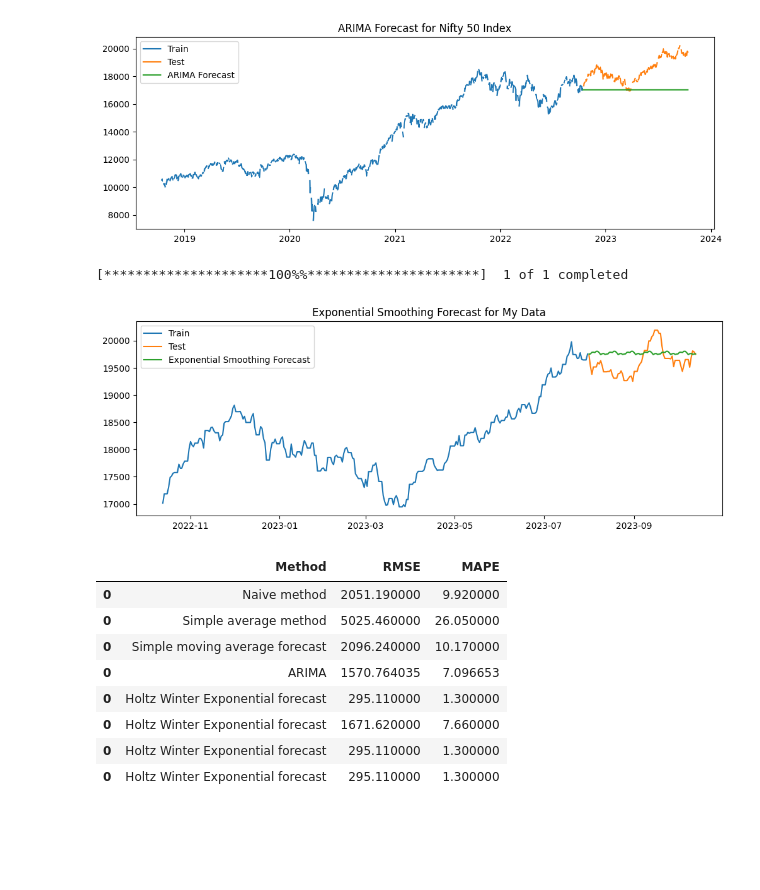
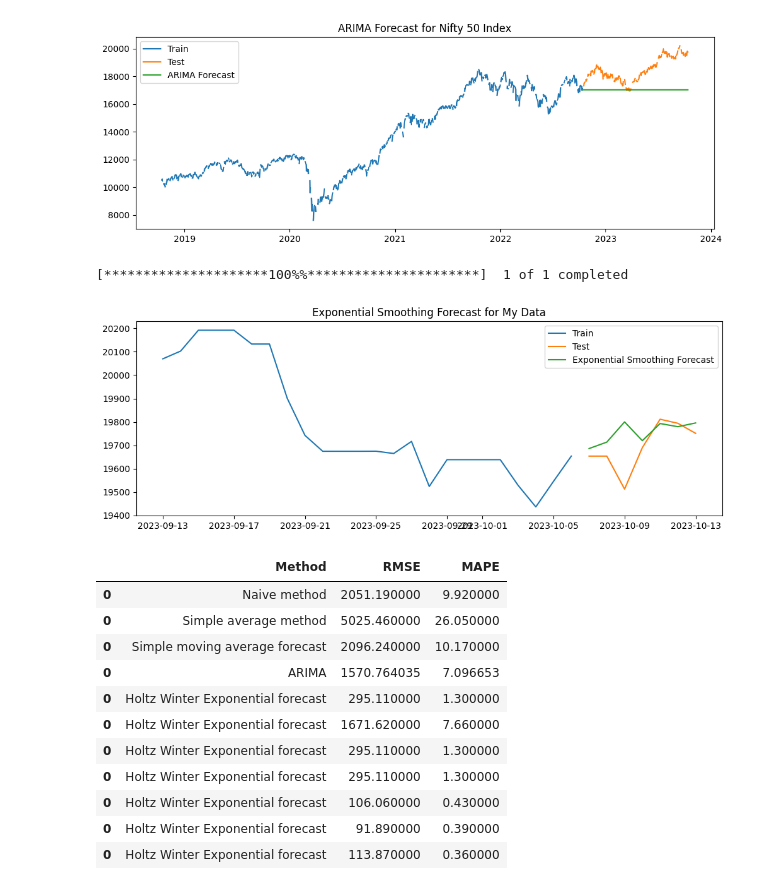
Before and after one commit to tuxlimr/Celery_Preprocessing, a Jupyter notebook: TimeSeries_inStocks.ipynb, the cells around one changed output. Saved outputs shown, nothing was run; the diff lists cells and outputs as text; code cells hidden in the pictures; blank space fills up the shorter version.

```diff
--- a/TimeSeries_inStocks.ipynb
+++ b/TimeSeries_inStocks.ipynb
@@ -522,35 +522,35 @@ from statsmodels.tsa.holtwinters import ExponentialSmoothing
 nifty_ticker = "^NSEI"
 
 # Get the historical Nifty 50 index data
-nifty_data = yf.download(nifty_ticker, period="1y")
+nifty_data = yf.download(nifty_ticker, period="1mo")
 
 data = nifty_data['Close'].asfreq('D').fillna(method='ffill')
 
 
 
 # Split the data into train and test sets
 train_size = int(len(data) * 0.8)
 train = data[:train_size]
 test = data[train_size:]
 
 # Fit the Holt-Winters exponential smoothing model to the train set
 model = ExponentialSmoothing(train, seasonal='add', seasonal_periods=12)
 model_fit = model.fit()
 
 # Forecast the future values of the time series
 y_hat = model_fit.forecast(len(test))
 
 # Plot the results
 plt.figure(figsize=(12, 4))
 plt.plot(train, label='Train')
 plt.plot(test, label='Test')
 plt.plot(y_hat, label='Exponential Smoothing Forecast')
 plt.legend(loc='best')
 plt.title('Exponential Smoothing Forecast for My Data')
 plt.show()
 # %% [output]
 [*********************100%%**********************]  1 of 1 completed
-[figure, old version]
+[figure, new version]
 # %%
 rmse = np.sqrt(mean_squared_error(test, y_hat)).round(2)
 mape = np.round(np.mean(np.abs(test-y_hat)/test)*100,2)
@@ -569,3 +569,6 @@ results
 | 0 | Holtz Winter Exponential forecast | 1671.620000 | 7.660000 |
 | 0 | Holtz Winter Exponential forecast | 295.110000 | 1.300000 |
 | 0 | Holtz Winter Exponential forecast | 295.110000 | 1.300000 |
+| 0 | Holtz Winter Exponential forecast | 106.060000 | 0.430000 |
+| 0 | Holtz Winter Exponential forecast | 91.890000 | 0.390000 |
+| 0 | Holtz Winter Exponential forecast | 113.870000 | 0.360000 |
```
Also changed, not shown: parts of 2 cells of this notebook.
